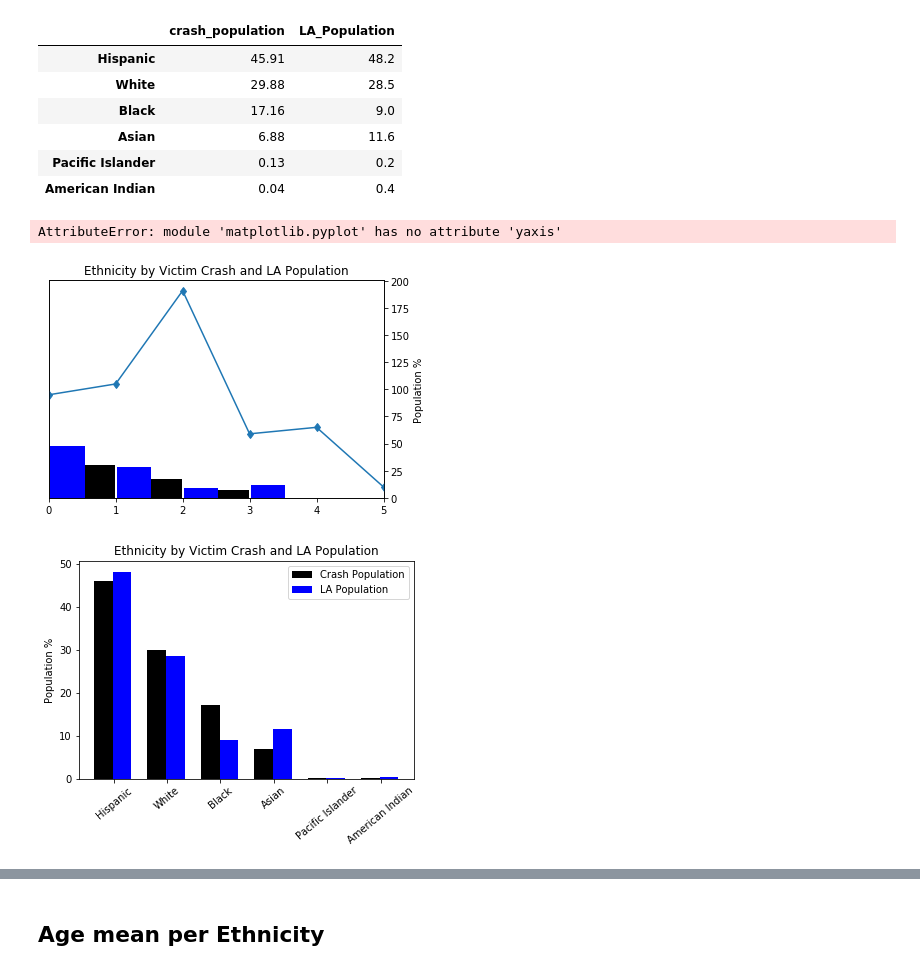
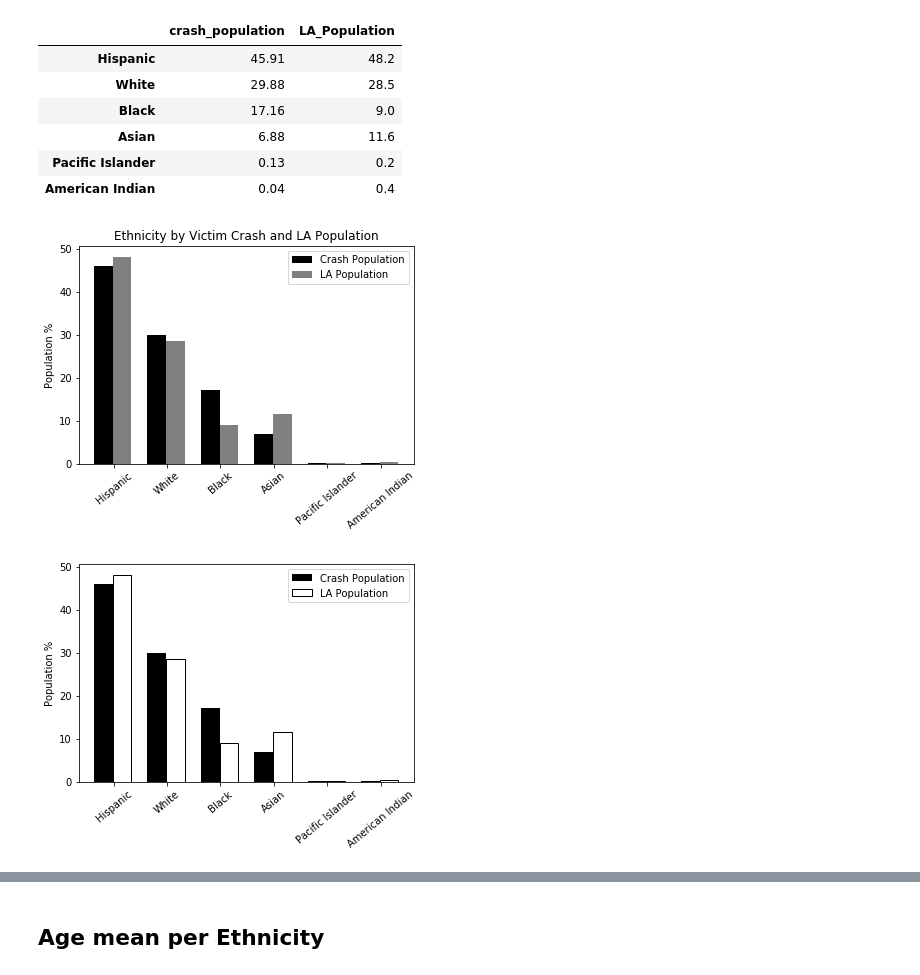
Before and after one commit to shaun-huang/LA-Traffic-Collision-Analysis, a Jupyter notebook: LA Collision Analysis/02 - LA Traffic Collision Analysis - AG.ipynb, the cells around one changed output, grey strips where cells are left out. Cells and saved outputs as stored; diff of their text form; code cells hidden in the pictures.

```diff
--- a/LA Collision Analysis/02 - LA Traffic Collision Analysis - AG.ipynb
+++ b/LA Collision Analysis/02 - LA Traffic Collision Analysis - AG.ipynb
@@ -110,34 +111,25 @@ multibar
 | Pacific Islander | 0.13 | 0.2 |
 | American Indian | 0.04 | 0.4 |
 # %%
-test_df = pd.DataFrame({"ratio" : [95, 105, 191, 59, 65, 10]})
-
-test_df["ratio"].plot(kind="line", marker="d", secondary_y=True)
-
 xaxis = ("H", "W", "B", "A", "P", "I")
 crash_pop = (45.91, 29.88, 17.16, 6.88, 0.13, .04)
 la_pop = (48.2, 28.5, 9, 11.6, .2, .4)
 
 ind = np.arange(len(xaxis))
-width = .55
+width = 0.35
 
-plta.bar(ind - width/2, crash_pop, width=.52, color="black", label="Crash Population")
-plta.bar(ind + width/2, la_pop, width=.52, color="b", label="LA Population")
+plta.bar(ind - width/2, crash_pop, width, color="black", label="Crash Population")
+plta.bar(ind + width/2, la_pop, width, color="gray", label="LA Population")
 
 plta.title("Ethnicity by Victim Crash and LA Population")
 plta.ylabel("Population %")
-plta.yaxis(tick_right())
-plta.yaxis(tick_left())
+
+plta.xticks(ind + width/20, ("Hispanic", "White", "Black", "Asian", "Pacific Islander", "American Indian"), rotation = 40)
 plta.legend(loc="best")
-plta.xticks(ind + width/20, ("Hispanic", "White", "Black", "Asian", "Pacific Islander", "American Indian"), rotation = 40)
 
-plta.spines['right'].set_visible(False)
-plta.spines['top'].set_visible(False)
-plta.spines['left'].set_visible(False)
 plta.show()
 # %% [output]
-AttributeError: module 'matplotlib.pyplot' has no attribute 'yaxis'
-[figure, old version]
+[figure, new version]
 # %%
 xaxis = ("H", "W", "B", "A", "P", "I")
 crash_pop = (45.91, 29.88, 17.16, 6.88, 0.13, .04)
@@ -147,9 +139,9 @@ ind = np.arange(len(xaxis))
 width = 0.35
 
 plta.bar(ind - width/2, crash_pop, width, color="black", label="Crash Population")
-plta.bar(ind + width/2, la_pop, width, color="b", label="LA Population")
+plta.bar(ind + width/2, la_pop, width, color="white", edgecolor='black', label="LA Population")
 
-plta.title("Ethnicity by Victim Crash and LA Population")
+# plta.title("Ethnicity by Victim Crash and LA Population")
 plta.ylabel("Population %")
 
 plta.xticks(ind + width/20, ("Hispanic", "White", "Black", "Asian", "Pacific Islander", "American Indian"), rotation = 40)
@@ -157,4 +149,4 @@ plta.legend(loc="best")
 
 plta.show()
 # %% [output]
-[figure, old version]
+[figure, new version]
```
Also changed, not shown: parts of 12 cells of this notebook.
